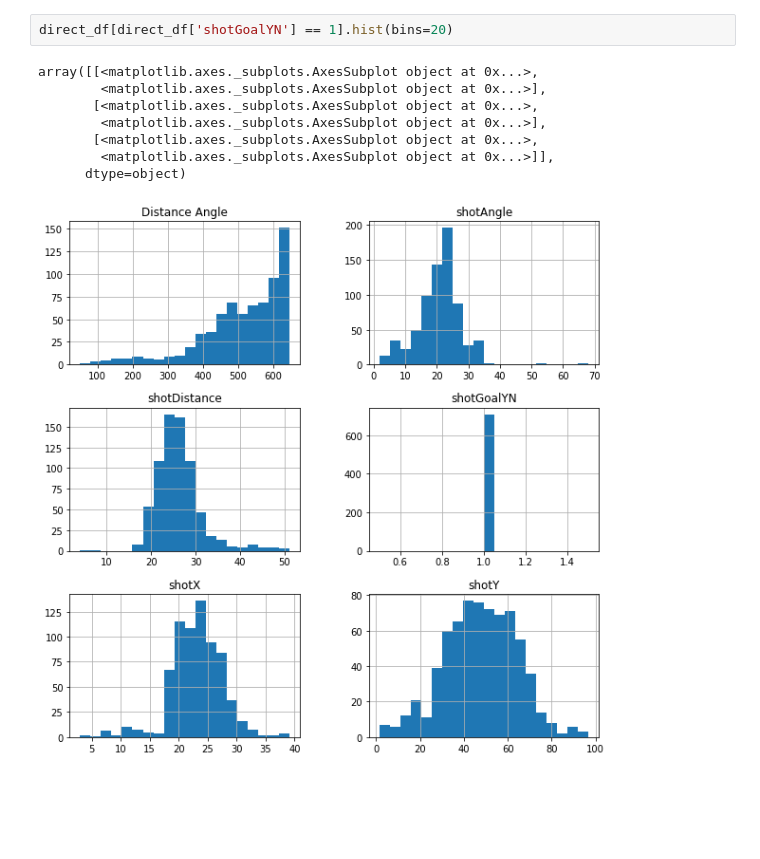
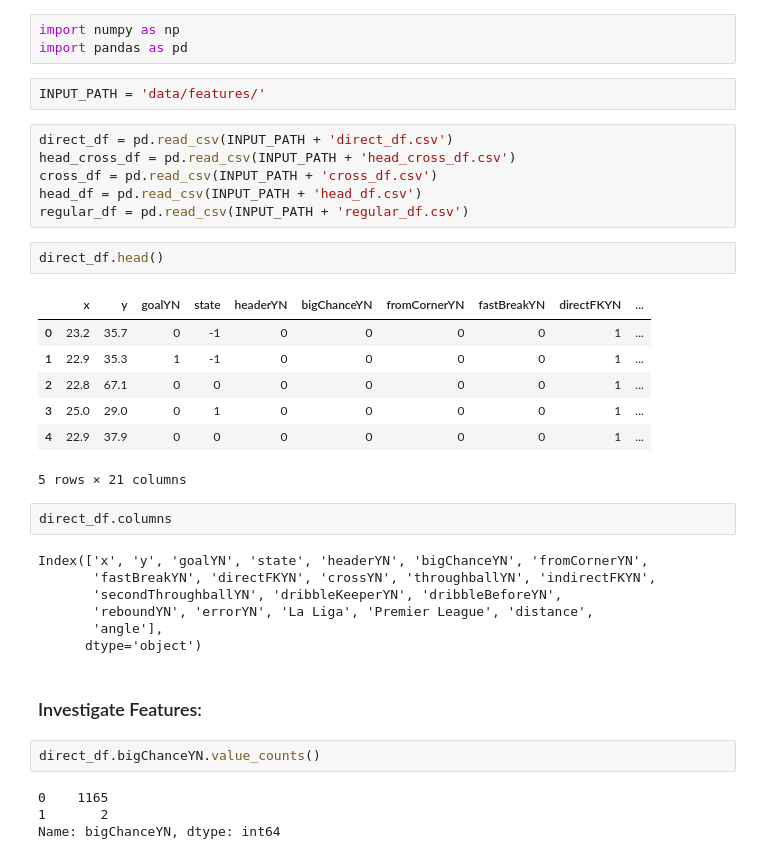
Before and after one commit to WaydeHerman/Expected_Goals, a Jupyter notebook: EDA.ipynb, the cells around one changed output. Cells and saved outputs as stored; diff of their text form; blank space fills up the shorter version.

```diff
--- a/EDA.ipynb
+++ b/EDA.ipynb
@@ -165,11 +1,38 @@ plt.show()
-# %%
-direct_df[direct_df['shotGoalYN'] == 1].hist(bins=20)
-# %% [output]
-array([[<matplotlib.axes._subplots.AxesSubplot object at 0x...>,
-        <matplotlib.axes._subplots.AxesSubplot object at 0x...>],
-       [<matplotlib.axes._subplots.AxesSubplot object at 0x...>,
-        <matplotlib.axes._subplots.AxesSubplot object at 0x...>],
-       [<matplotlib.axes._subplots.AxesSubplot object at 0x...>,
-        <matplotlib.axes._subplots.AxesSubplot object at 0x...>]],
-      dtype=object)
-[figure, removed]
+# %%
+import numpy as np
+import pandas as pd
+# %%
+INPUT_PATH = 'data/features/'
+# %%
+direct_df = pd.read_csv(INPUT_PATH + 'direct_df.csv')
+head_cross_df = pd.read_csv(INPUT_PATH + 'head_cross_df.csv')
+cross_df = pd.read_csv(INPUT_PATH + 'cross_df.csv')
+head_df = pd.read_csv(INPUT_PATH + 'head_df.csv')
+regular_df = pd.read_csv(INPUT_PATH + 'regular_df.csv')
+# %%
+direct_df.head()
+# %% [output]
+|  | x | y | goalYN | state | headerYN | bigChanceYN | fromCornerYN | fastBreakYN | directFKYN | ... |
+| 0 | 23.2 | 35.7 | 0 | -1 | 0 | 0 | 0 | 0 | 1 | ... |
+| 1 | 22.9 | 35.3 | 1 | -1 | 0 | 0 | 0 | 0 | 1 | ... |
+| 2 | 22.8 | 67.1 | 0 | 0 | 0 | 0 | 0 | 0 | 1 | ... |
+| 3 | 25.0 | 29.0 | 0 | 1 | 0 | 0 | 0 | 0 | 1 | ... |
+| 4 | 22.9 | 37.9 | 0 | 0 | 0 | 0 | 0 | 0 | 1 | ... |
+5 rows × 21 columns
+# %%
+direct_df.columns
+# %% [output]
+Index(['x', 'y', 'goalYN', 'state', 'headerYN', 'bigChanceYN', 'fromCornerYN',
+       'fastBreakYN', 'directFKYN', 'crossYN', 'throughballYN', 'indirectFKYN',
+       'secondThroughballYN', 'dribbleKeeperYN', 'dribbleBeforeYN',
+       'reboundYN', 'errorYN', 'La Liga', 'Premier League', 'distance',
+       'angle'],
+      dtype='object')
+# %% [markdown]
+### Investigate Features:
+# %%
+direct_df.bigChanceYN.value_counts()
+# %% [output]
+0    1165
+1       2
+Name: bigChanceYN, dtype: int64
```
Also changed, not shown: parts of 33 cells of this notebook, 2 other files.
